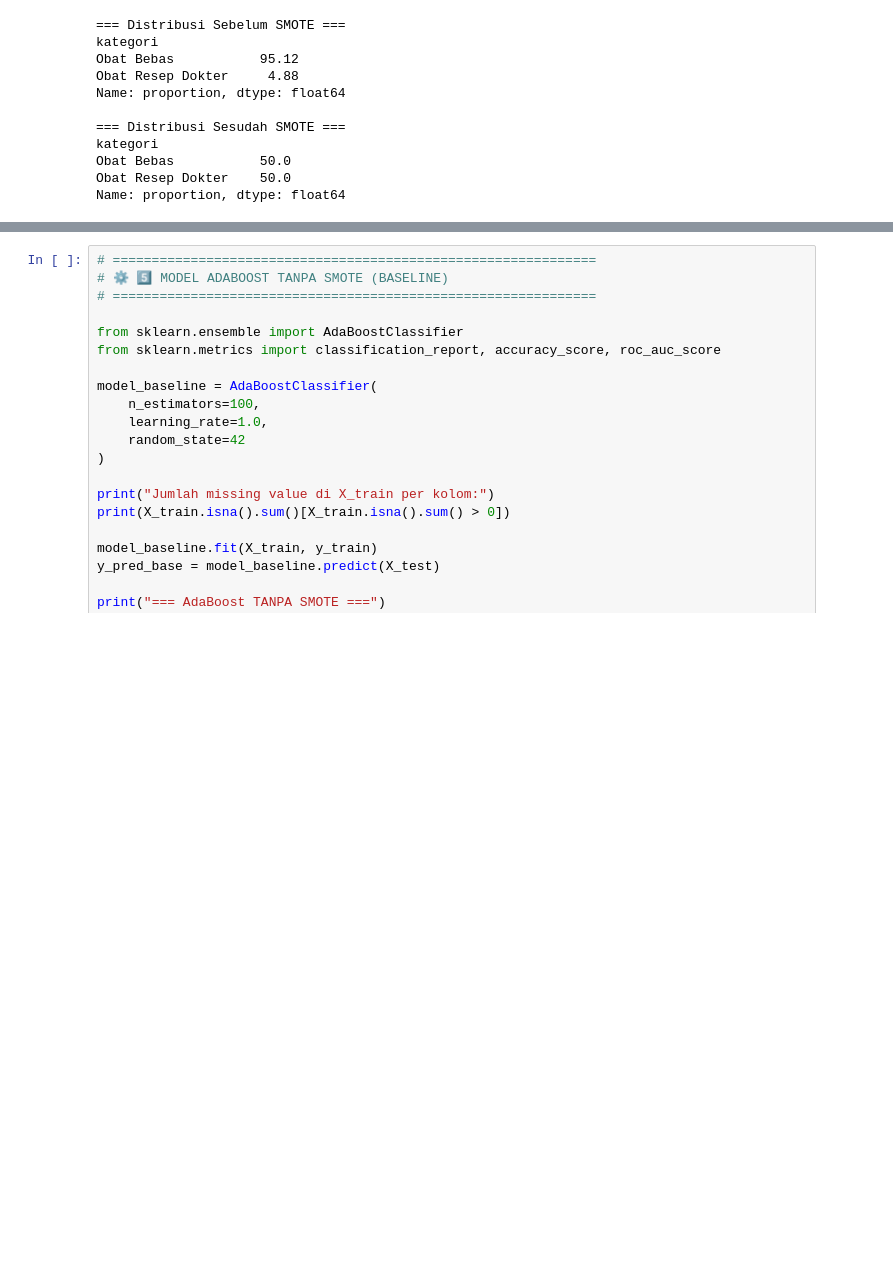
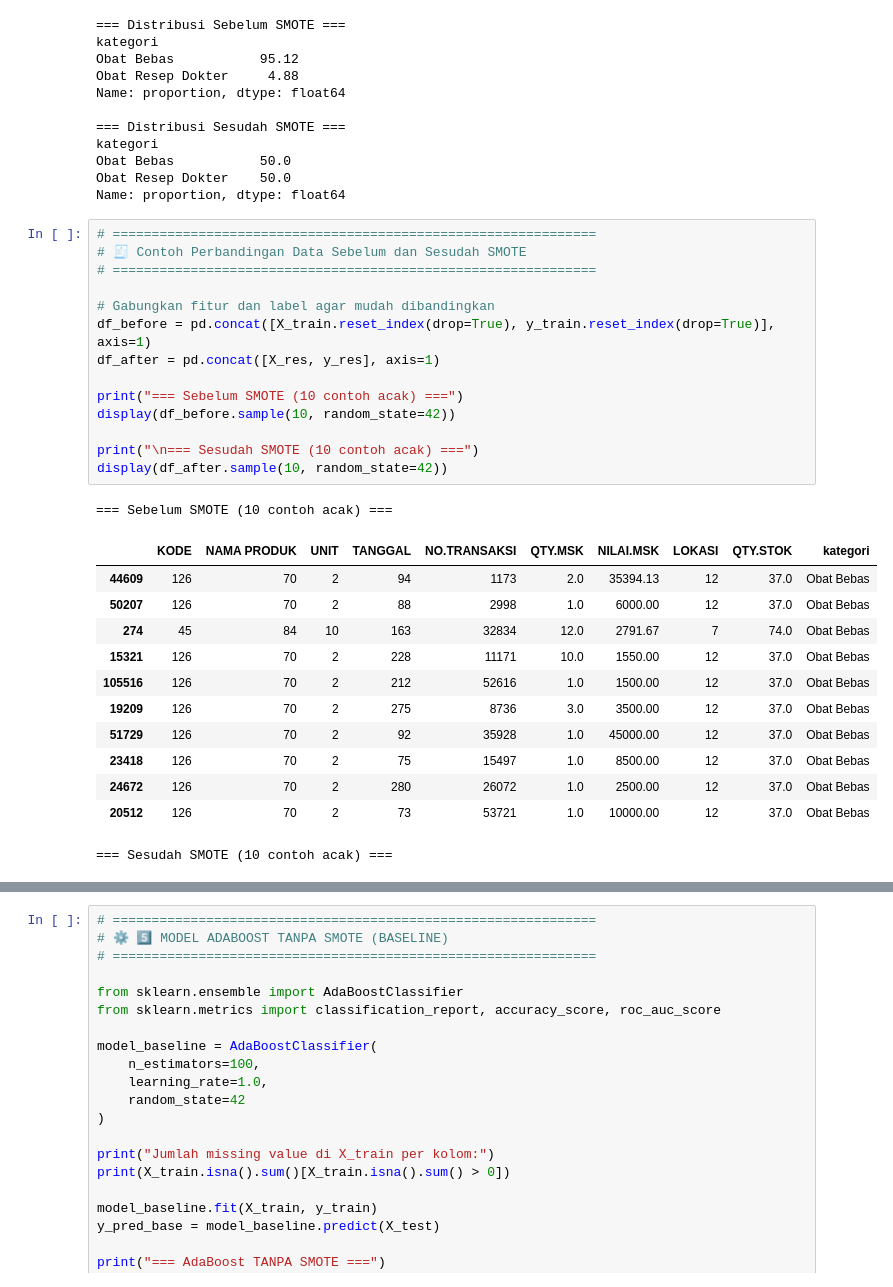
Before and after one commit to Zahran812/UTS_Data_Mining, a Jupyter notebook: Imbalanced.ipynb, the cells around one changed output, grey strips where cells are left out. Cells and saved outputs as stored; diff of their text form; blank space fills up the shorter version.

```diff
--- a/Imbalanced.ipynb
+++ b/Imbalanced.ipynb
@@ -429,3 +429,31 @@ kategori
 Obat Bebas           50.0
 Obat Resep Dokter    50.0
 Name: proportion, dtype: float64
+# %%
+# ==============================================================
+# 🧾 Contoh Perbandingan Data Sebelum dan Sesudah SMOTE
+# ==============================================================
+
+# Gabungkan fitur dan label agar mudah dibandingkan
+df_before = pd.concat([X_train.reset_index(drop=True), y_train.reset_index(drop=True)], axis=1)
+df_after = pd.concat([X_res, y_res], axis=1)
+
+print("=== Sebelum SMOTE (10 contoh acak) ===")
+display(df_before.sample(10, random_state=42))
+
+print("\n=== Sesudah SMOTE (10 contoh acak) ===")
+display(df_after.sample(10, random_state=42))
+# %% [output]
+=== Sebelum SMOTE (10 contoh acak) ===
+|  | KODE | NAMA PRODUK | UNIT | TANGGAL | NO.TRANSAKSI | QTY.MSK | NILAI.MSK | LOKASI | QTY.STOK | kategori |
+| 44609 | 126 | 70 | 2 | 94 | 1173 | 2.0 | 35394.13 | 12 | 37.0 | Obat Bebas |
+| 50207 | 126 | 70 | 2 | 88 | 2998 | 1.0 | 6000.00 | 12 | 37.0 | Obat Bebas |
+| 274 | 45 | 84 | 10 | 163 | 32834 | 12.0 | 2791.67 | 7 | 74.0 | Obat Bebas |
+| 15321 | 126 | 70 | 2 | 228 | 11171 | 10.0 | 1550.00 | 12 | 37.0 | Obat Bebas |
+| 105516 | 126 | 70 | 2 | 212 | 52616 | 1.0 | 1500.00 | 12 | 37.0 | Obat Bebas |
+| 19209 | 126 | 70 | 2 | 275 | 8736 | 3.0 | 3500.00 | 12 | 37.0 | Obat Bebas |
+| 51729 | 126 | 70 | 2 | 92 | 35928 | 1.0 | 45000.00 | 12 | 37.0 | Obat Bebas |
+| 23418 | 126 | 70 | 2 | 75 | 15497 | 1.0 | 8500.00 | 12 | 37.0 | Obat Bebas |
+| 24672 | 126 | 70 | 2 | 280 | 26072 | 1.0 | 2500.00 | 12 | 37.0 | Obat Bebas |
+| 20512 | 126 | 70 | 2 | 73 | 53721 | 1.0 | 10000.00 | 12 | 37.0 | Obat Bebas |
+=== Sesudah SMOTE (10 contoh acak) ===
```
Also changed, not shown: parts of 3 cells of this notebook.
